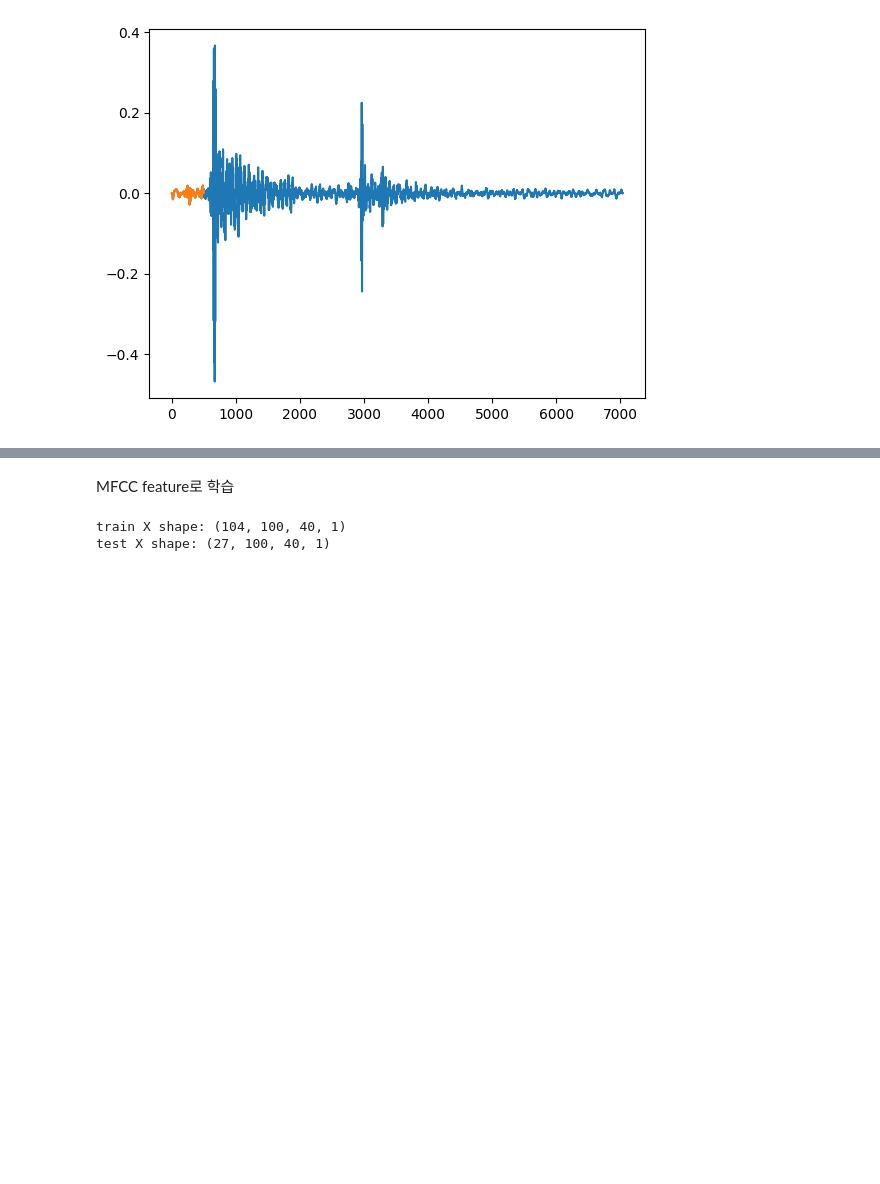
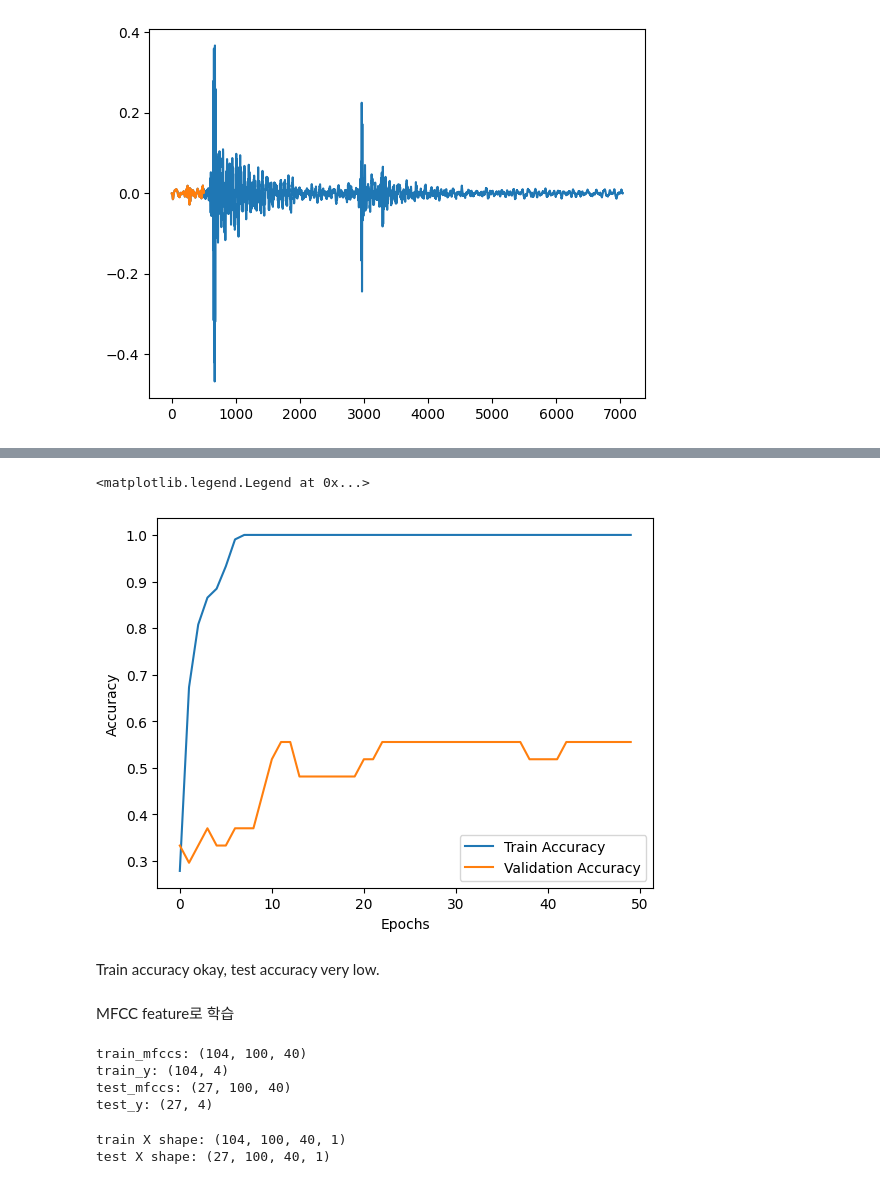
Before and after one commit to hyochung301/keyboard_DL, a Jupyter notebook: keyboard_classification.ipynb, the cells around one changed output, grey strips where cells are left out. Cells and saved outputs as stored; diff of their text form; code cells hidden in the pictures; blank space fills up the shorter version.

```diff
--- a/keyboard_classification.ipynb
+++ b/keyboard_classification.ipynb
@@ -148,13 +162,14 @@ train_mfccs, test_mfccs, train_y, test_y = train_test_split(X, y, test_size=0.2,
 # %%
-train_mfccs = np.array(train_mfccs)
+train_X = np.vstack(train_X)
 train_y = to_categorical(np.array(train_y))
 
-test_mfccs = np.array(test_mfccs)
+test_X = np.vstack(test_X)
 test_y = to_categorical(np.array(test_y))
 
-print('train_mfccs:', train_mfccs.shape)
+
+print('train_X:', train_X.shape)
 print('train_y:', train_y.shape)
 
-print('test_mfccs:', test_mfccs.shape)
+print('test_X:', test_X.shape)
 print('test_y:', test_y.shape)
 # %% [output]
@@ -164 +179,20 @@ test_mfccs: (27, 100, 40)
 test_y: (27, 4)
+# %%
+from keras.models import Sequential
+from keras.layers import Dense, Flatten
+
+model = Sequential()
+model.add(Flatten(input_shape=train_X.shape[1:]))
+model.add(Dense(128, activation='relu'))
+model.add(Dense(64, activation='relu'))
+model.add(Dense(train_y.shape[1], activation='softmax'))
+# %%
+model.compile(loss='categorical_crossentropy',
+              optimizer='adam',
+              metrics=['accuracy'])
+
+history = model.fit(train_X,
+                    train_y,
+                    epochs=50,
+                    batch_size=32,
+                    validation_data=(test_X, test_y))
@@ -165,2 +223,13 @@ test_y: (27, 4)
+# %%
+plt.plot(history.history['accuracy'], label='Train Accuracy')
+plt.plot(history.history['val_accuracy'], label='Validation Accuracy')
+plt.xlabel('Epochs')
+plt.ylabel('Accuracy')
+plt.legend()
+# %% [output]
+<matplotlib.legend.Legend at 0x...>
+[figure, added]
+# %% [markdown]
+Train accuracy okay, test accuracy very low.
 # %% [markdown]
 MFCC feature로 학습
@@ -167 +257,18 @@ MFCC feature로 학습
+# %%
+train_mfccs = np.array(train_mfccs)
+train_y = to_categorical(np.array(train_y))
+
+test_mfccs = np.array(test_mfccs)
+test_y = to_categorical(np.array(test_y))
+
+print('train_mfccs:', train_mfccs.shape)
+print('train_y:', train_y.shape)
+
+print('test_mfccs:', test_mfccs.shape)
+print('test_y:', test_y.shape)
+# %% [output]
+train_mfccs: (104, 100, 40)
+train_y: (104, 4)
+test_mfccs: (27, 100, 40)
+test_y: (27, 4)
 # %%
```
Also changed, not shown: parts of 39 cells of this notebook, 5 other files.
